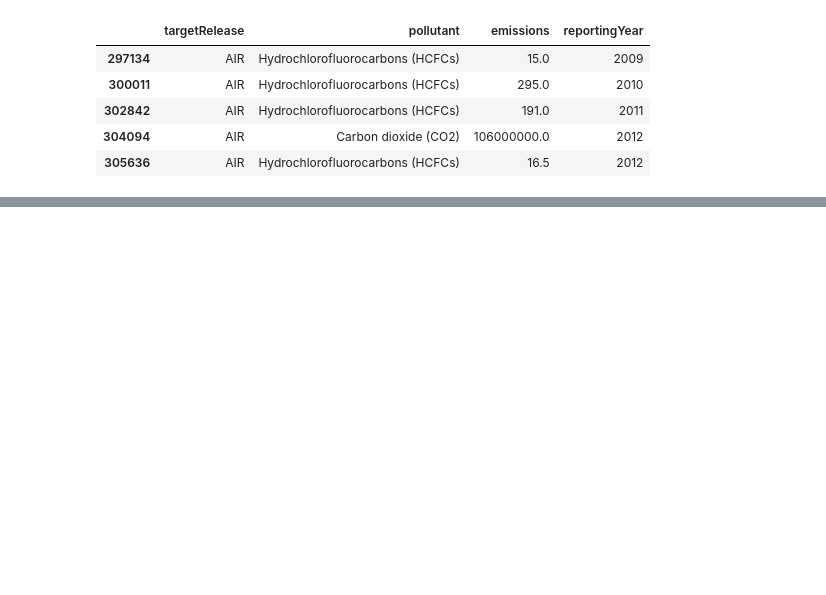
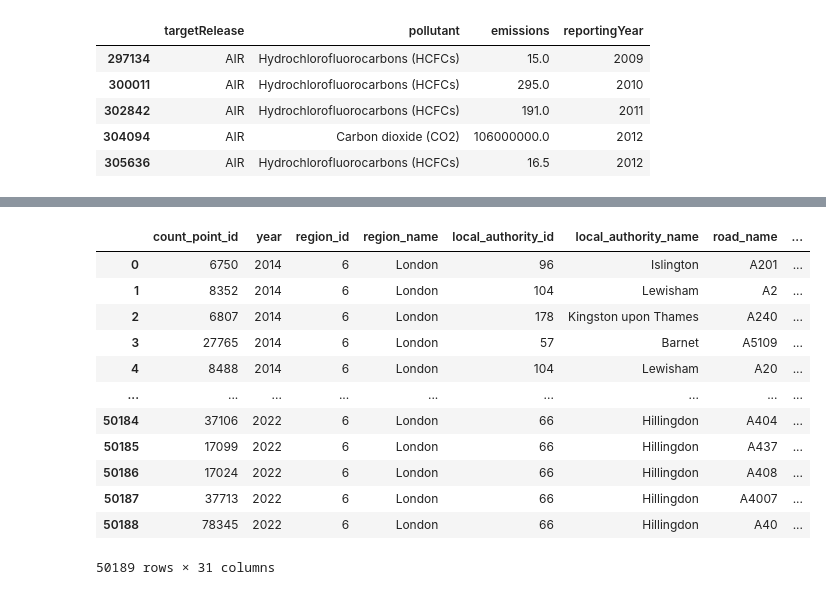
Before and after one commit to GuilhermeCasal/DataManagementFCD, a Jupyter notebook: env_analisys.ipynb, the cells around one changed output, grey strips where cells are left out. Saved outputs shown, nothing was run; the diff lists cells and outputs as text; code cells hidden in the pictures; blank space fills up the shorter version.

```diff
--- a/env_analisys.ipynb
+++ b/env_analisys.ipynb
@@ -77,3 +78,21 @@ data
 | 803 | 0.927 | 2011 |
 | 804 | 0.929 | 2012 |
 | 805 | 0.931 | 2013 |
+# %%
+file_name = "dft_aadf_region_id_6.csv"
+data3 = pd.read_csv(file_name)
+data3
+# %% [output]
+|  | count_point_id | year | region_id | region_name | local_authority_id | local_authority_name | road_name | ... |
+| 0 | 6750 | 2014 | 6 | London | 96 | Islington | A201 | ... |
+| 1 | 8352 | 2014 | 6 | London | 104 | Lewisham | A2 | ... |
+| 2 | 6807 | 2014 | 6 | London | 178 | Kingston upon Thames | A240 | ... |
+| 3 | 27765 | 2014 | 6 | London | 57 | Barnet | A5109 | ... |
+| 4 | 8488 | 2014 | 6 | London | 104 | Lewisham | A20 | ... |
+| ... | ... | ... | ... | ... | ... | ... | ... | ... |
+| 50184 | 37106 | 2022 | 6 | London | 66 | Hillingdon | A404 | ... |
+| 50185 | 17099 | 2022 | 6 | London | 66 | Hillingdon | A437 | ... |
+| 50186 | 17024 | 2022 | 6 | London | 66 | Hillingdon | A408 | ... |
+| 50187 | 37713 | 2022 | 6 | London | 66 | Hillingdon | A4007 | ... |
+| 50188 | 78345 | 2022 | 6 | London | 66 | Hillingdon | A40 | ... |
+50189 rows × 31 columns
```
Also changed, not shown: parts of 10 cells of this notebook, 6 other files.
